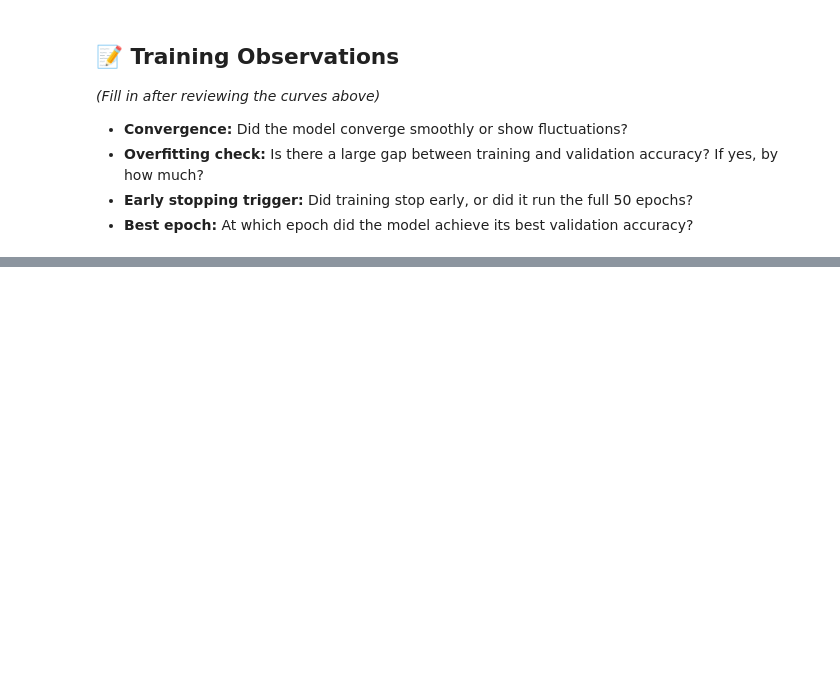
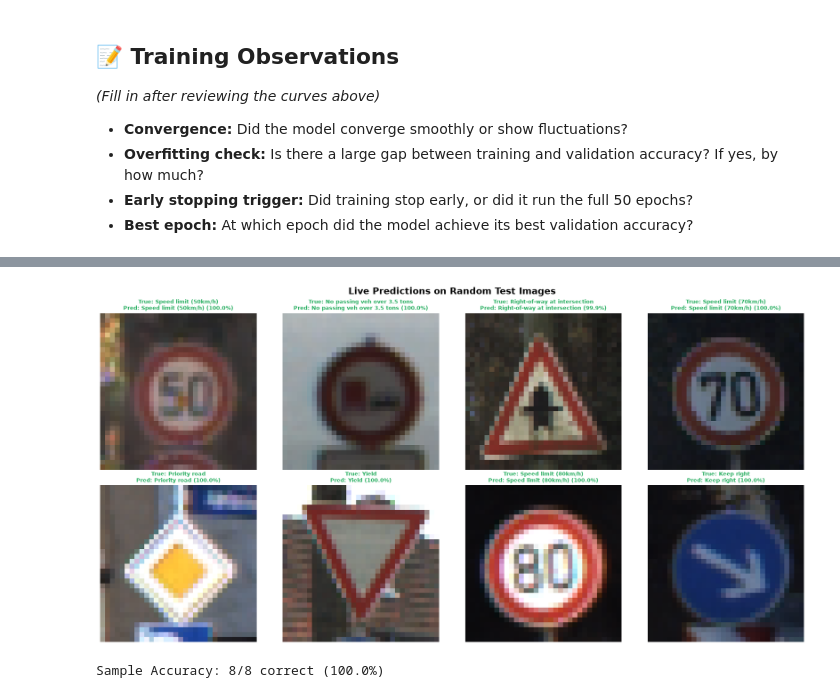
Before and after one commit to AhmadR-11/AI-ML-Projects, a Jupyter notebook: Traffic-Signs-Recognition/Traffic_Signs.ipynb, the cells around one changed output, grey strips where cells are left out. Saved outputs shown, nothing was run; the diff lists cells and outputs as text; code cells hidden in the pictures; blank space fills up the shorter version.

```diff
--- a/Traffic-Signs-Recognition/Traffic_Signs.ipynb
+++ b/Traffic-Signs-Recognition/Traffic_Signs.ipynb
@@ -620,0 +905,41 @@ plt.show()
+# %%
+# Randomly select 8 sample images from test set
+np.random.seed(42)
+sample_indices = np.random.choice(len(X_test), size=8, replace=False)
+
+fig, axes = plt.subplots(2, 4, figsize=(18, 9))
+fig.suptitle('Live Predictions on Random Test Images', fontsize=16, fontweight='bold')
+
+correct_in_sample = 0
+
+for i, ax in enumerate(axes.flat):
+    idx = sample_indices[i]
+    img_sample = X_test[idx]
+    true_label = y_test_labels[idx]
+
+    # Run prediction helper
+    res = predict_from_array(img_sample, best_model, class_names)
+    pred_name = res['class_name']
+    confidence = res['confidence']
+    true_name = class_names[true_label]
+
+    is_correct = (res['class_id'] == true_label)
+    if is_correct:
+        correct_in_sample += 1
+        title_color = '#27ae60'  # Green
+    else:
+        title_color = '#c0392b'  # Red
+
+    ax.imshow(img_sample)
+    ax.set_title(f"True: {true_name}\nPred: {pred_name} ({confidence:.1f}%)",
+                 fontsize=9, color=title_color, fontweight='bold')
+    ax.axis('off')
+
+plt.tight_layout()
+plt.savefig('outputs/08_live_predictions.png', dpi=150, bbox_inches='tight')
+plt.show()
+
+print(f"Sample Accuracy: {correct_in_sample}/8 correct ({correct_in_sample/8 * 100:.1f}%)")
+# %% [output]
+[figure, added]
+Sample Accuracy: 8/8 correct (100.0%)
```
Also changed, not shown: parts of 11 cells of this notebook.
